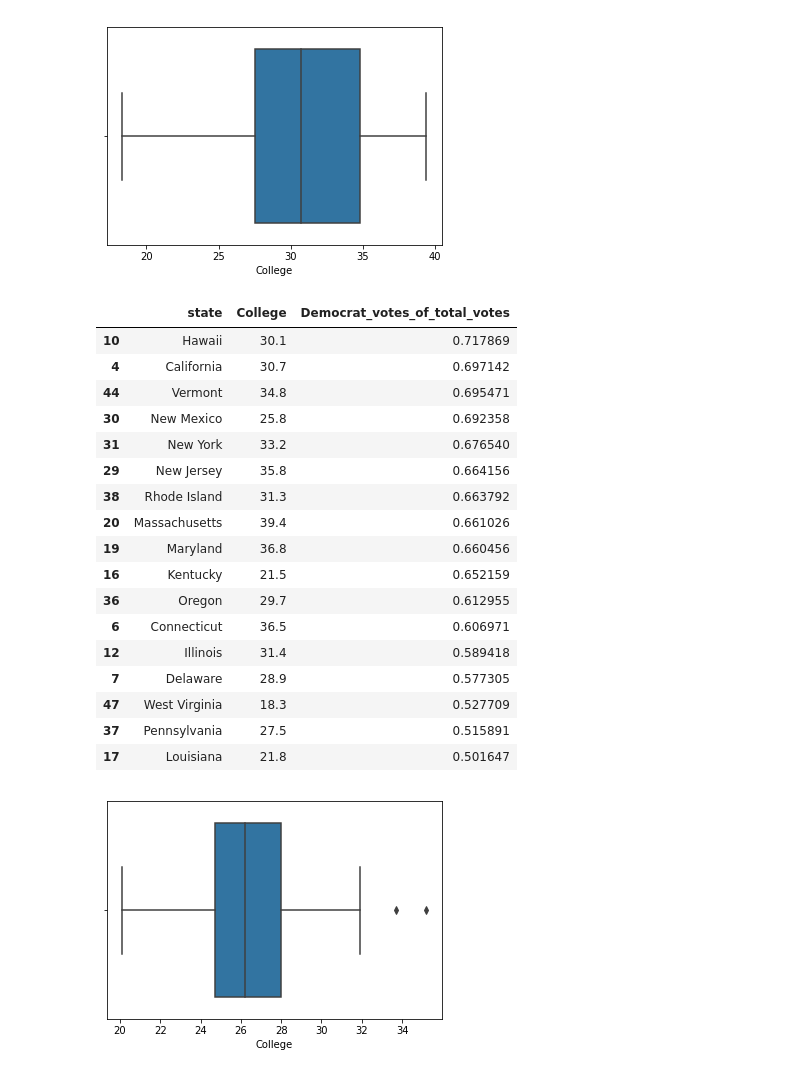
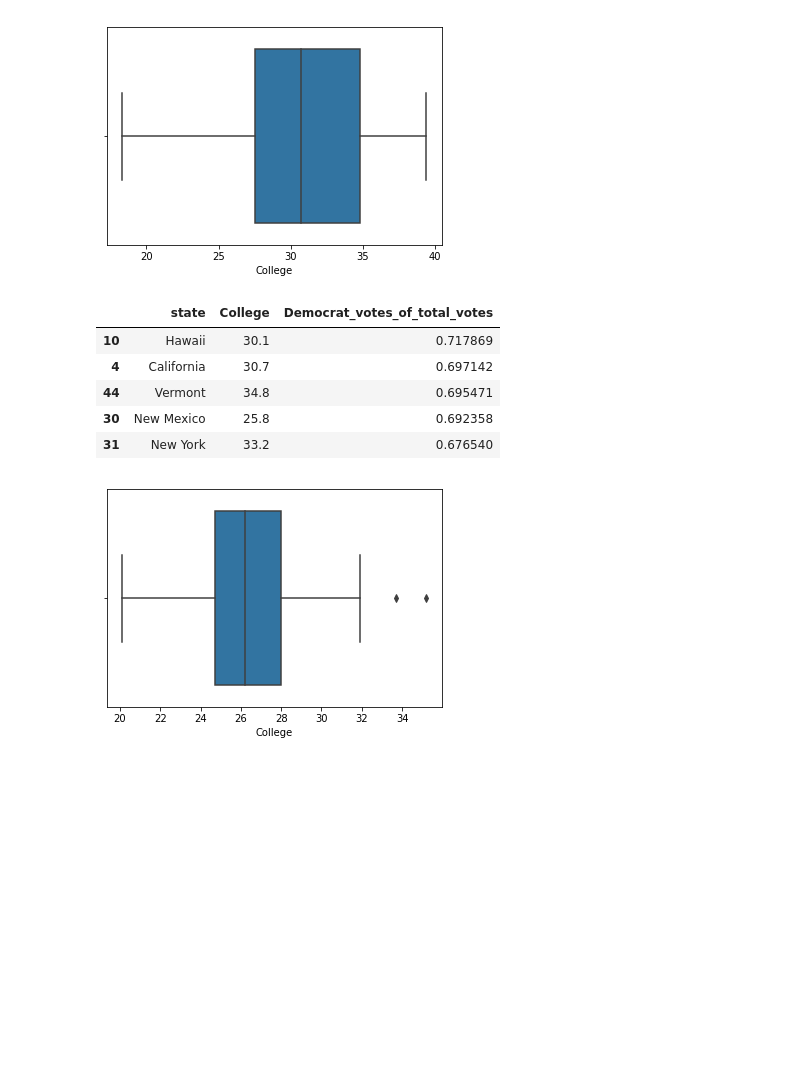
Before and after one commit to akim2034/Thinkful_DS_Bootcamp, a Jupyter notebook: Unit 1/Lesson 5 - Unit 1 Capstone/US Election 2016 Analysis - Unit 1 Capstone - Request for Capstone.ipynb, the cells around one changed output. Saved outputs shown, nothing was run; the diff lists cells and outputs as text; code cells hidden in the pictures; blank space fills up the shorter version.

```diff
--- a/Unit 1/Lesson 5 - Unit 1 Capstone/US Election 2016 Analysis - Unit 1 Capstone - Request for Capstone.ipynb
+++ b/Unit 1/Lesson 5 - Unit 1 Capstone/US Election 2016 Analysis - Unit 1 Capstone - Request for Capstone.ipynb
@@ -112,26 +112,14 @@ sns.boxplot(democrat_states['College']);
 # %%
 # Sort the democrat state by voter turnout.
 democrat_states_education_sort = democrat_states[['state','College', 'Democrat_votes_of_total_votes']].sort_values('Democrat_votes_of_total_votes', ascending = False)
-democrat_states_education_sort
+democrat_states_education_sort.head()
 # %% [output]
 |  | state | College | Democrat_votes_of_total_votes |
 | 10 | Hawaii | 30.1 | 0.717869 |
 | 4 | California | 30.7 | 0.697142 |
 | 44 | Vermont | 34.8 | 0.695471 |
 | 30 | New Mexico | 25.8 | 0.692358 |
 | 31 | New York | 33.2 | 0.676540 |
-| 29 | New Jersey | 35.8 | 0.664156 |
-| 38 | Rhode Island | 31.3 | 0.663792 |
-| 20 | Massachusetts | 39.4 | 0.661026 |
-| 19 | Maryland | 36.8 | 0.660456 |
-| 16 | Kentucky | 21.5 | 0.652159 |
-| 36 | Oregon | 29.7 | 0.612955 |
-| 6 | Connecticut | 36.5 | 0.606971 |
-| 12 | Illinois | 31.4 | 0.589418 |
-| 7 | Delaware | 28.9 | 0.577305 |
-| 47 | West Virginia | 18.3 | 0.527709 |
-| 37 | Pennsylvania | 27.5 | 0.515891 |
-| 17 | Louisiana | 21.8 | 0.501647 |
 # %%
 # See the distribution of college graduates and above in republican states.
 sns.boxplot(republican_states['College']);
```
Also changed, not shown: parts of 4 cells of this notebook.
